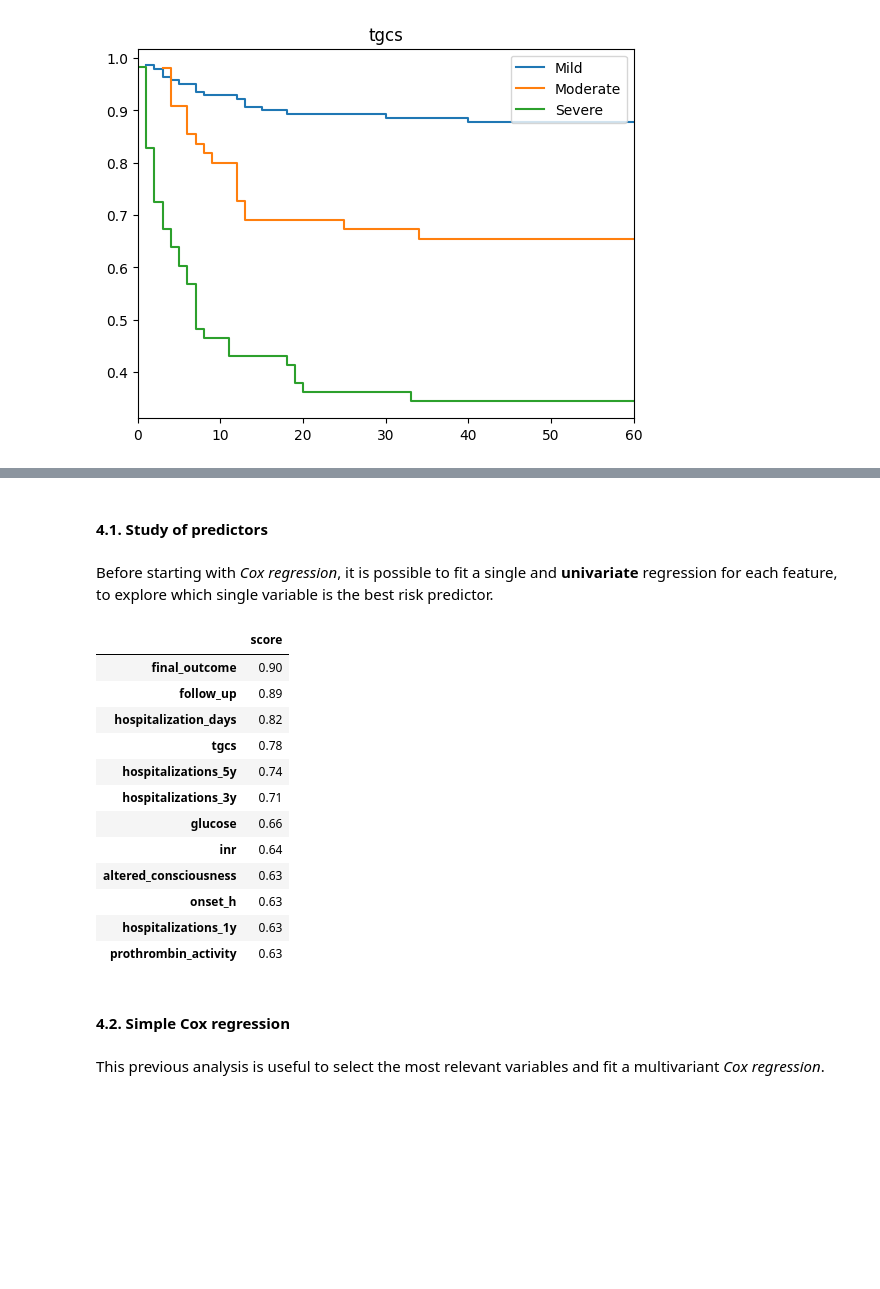
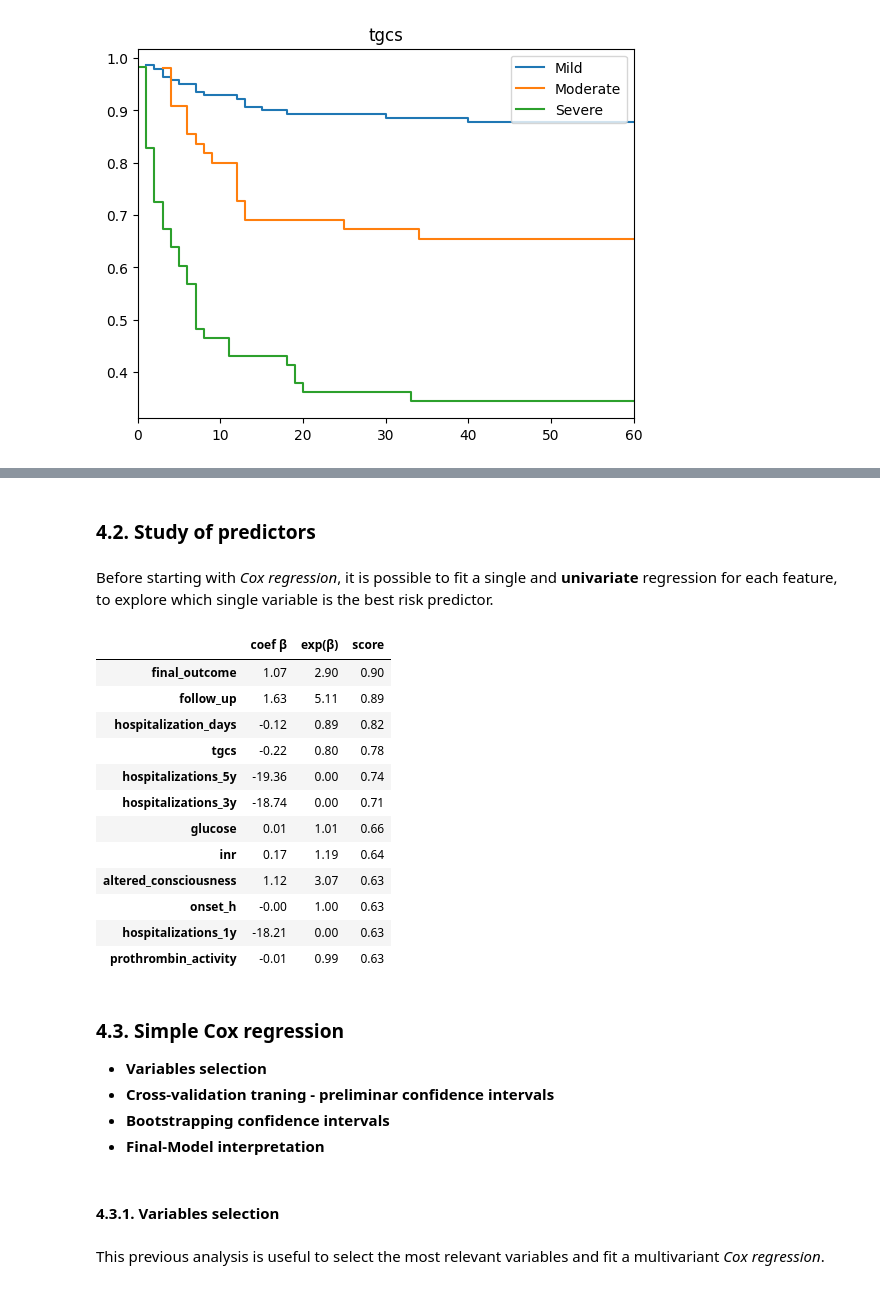
Before and after one commit to Pablomfm/Intracranial_Hemorrhages, a Jupyter notebook: 5.2 Inferential Statistics - Survival Analysis.ipynb, the cells around one changed output, grey strips where cells are left out. Drawn from its saved outputs; the diff is of its cells as text; code cells hidden in the pictures; blank space fills up the shorter version.

```diff
--- a/5.2 Inferential Statistics - Survival Analysis.ipynb
+++ b/5.2 Inferential Statistics - Survival Analysis.ipynb
@@ -324,7 +405,7 @@ Data have to be convert into numeric.
 # %%
 df_numeric= df.apply(pd.to_numeric)
 # %% [markdown]
-#### 4.1. Study of predictors
+### 4.2. Study of predictors
 # %% [markdown]
 Before starting with *Cox regression*, it is possible to fit a single and **univariate** regression for each feature, to explore which single variable is the best risk predictor.
 # %%
@@ -342,6 +423,7 @@ df_numeric= df_numeric[cols]
 def fit_and_score_features(df_numeric, y):
 
     n_features= df_numeric.shape[1]
+    coefs= np.empty(n_features)
     scores= np.empty(n_features)
     cox_reg= CoxPHSurvivalAnalysis()
 
@@ -353,31 +435,43 @@ def fit_and_score_features(df_numeric, y):
         y2= y[~idX_nan,]
 
         cox_reg.fit(X2, y2)
+        coefs[idx_feature]= cox_reg.coef_[0]
         scores[idx_feature]= cox_reg.score(X2, y2)
 
-    return scores
+    return coefs, scores
 # %%
 # Fit one regression per variable, and order the results
-scores= pd.DataFrame(data={'score':fit_and_score_features(df_numeric.values,y)},
+uni_scores= fit_and_score_features(df_numeric.values,y)
+
+scores= pd.DataFrame(data={'coef \u03B2':uni_scores[0],
+                           'exp(\u03B2)': np.exp(uni_scores[0]),
+                           'score': uni_scores[1]},
                      index= df_numeric.columns).sort_values(by='score', ascending=False)
 # %%
-round(scores[(scores['score'] > 0.6) & (scores.index.str.contains('surviv') == False)],2)
+round(scores[(scores['score'] > 0.60) & (scores.index.str.contains('surviv') == False)],2)
 # %% [output]
-|  | score |
-| final_outcome | 0.90 |
-| follow_up | 0.89 |
-| hospitalization_days | 0.82 |
-| tgcs | 0.78 |
-| hospitalizations_5y | 0.74 |
-| hospitalizations_3y | 0.71 |
-| glucose | 0.66 |
-| inr | 0.64 |
-| altered_consciousness | 0.63 |
-| onset_h | 0.63 |
-| hospitalizations_1y | 0.63 |
-| prothrombin_activity | 0.63 |
+|  | coef β | exp(β) | score |
+| final_outcome | 1.07 | 2.90 | 0.90 |
+| follow_up | 1.63 | 5.11 | 0.89 |
+| hospitalization_days | -0.12 | 0.89 | 0.82 |
+| tgcs | -0.22 | 0.80 | 0.78 |
+| hospitalizations_5y | -19.36 | 0.00 | 0.74 |
+| hospitalizations_3y | -18.74 | 0.00 | 0.71 |
+| glucose | 0.01 | 1.01 | 0.66 |
+| inr | 0.17 | 1.19 | 0.64 |
+| altered_consciousness | 1.12 | 3.07 | 0.63 |
+| onset_h | -0.00 | 1.00 | 0.63 |
+| hospitalizations_1y | -18.21 | 0.00 | 0.63 |
+| prothrombin_activity | -0.01 | 0.99 | 0.63 |
 # %% [markdown]
-#### 4.2. Simple Cox regression
+### 4.3. Simple Cox regression
+
+- **Variables selection**
+- **Cross-validation traning - preliminar confidence intervals**
+- **Bootstrapping confidence intervals**
+- **Final-Model interpretation**
+# %% [markdown]
+#### 4.3.1. Variables selection
 # %% [markdown]
 This previous analysis is useful to select the most relevant variables and fit a multivariant *Cox regression*.
 # %%
```
Also changed, not shown: parts of 71 cells of this notebook.
